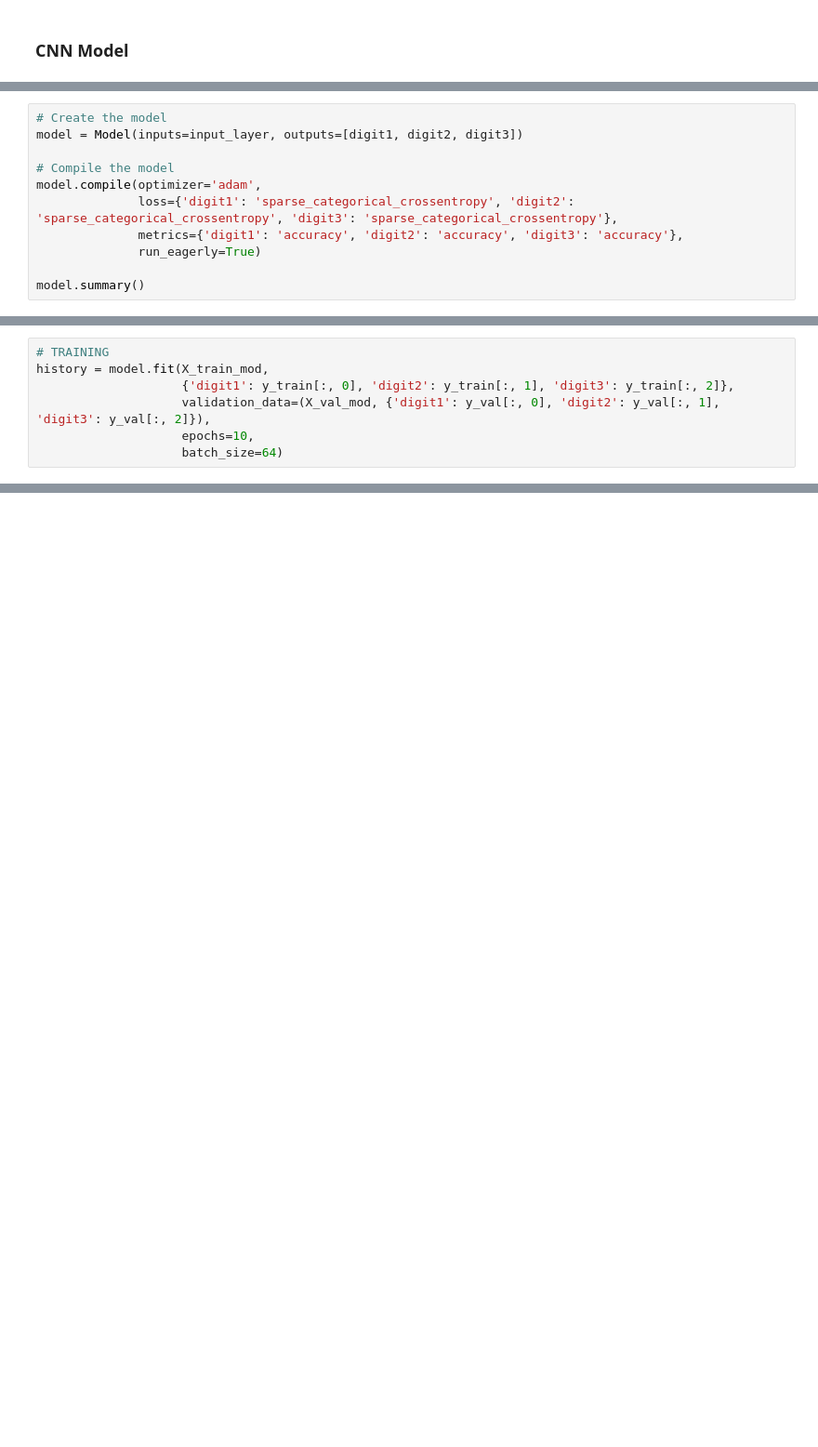
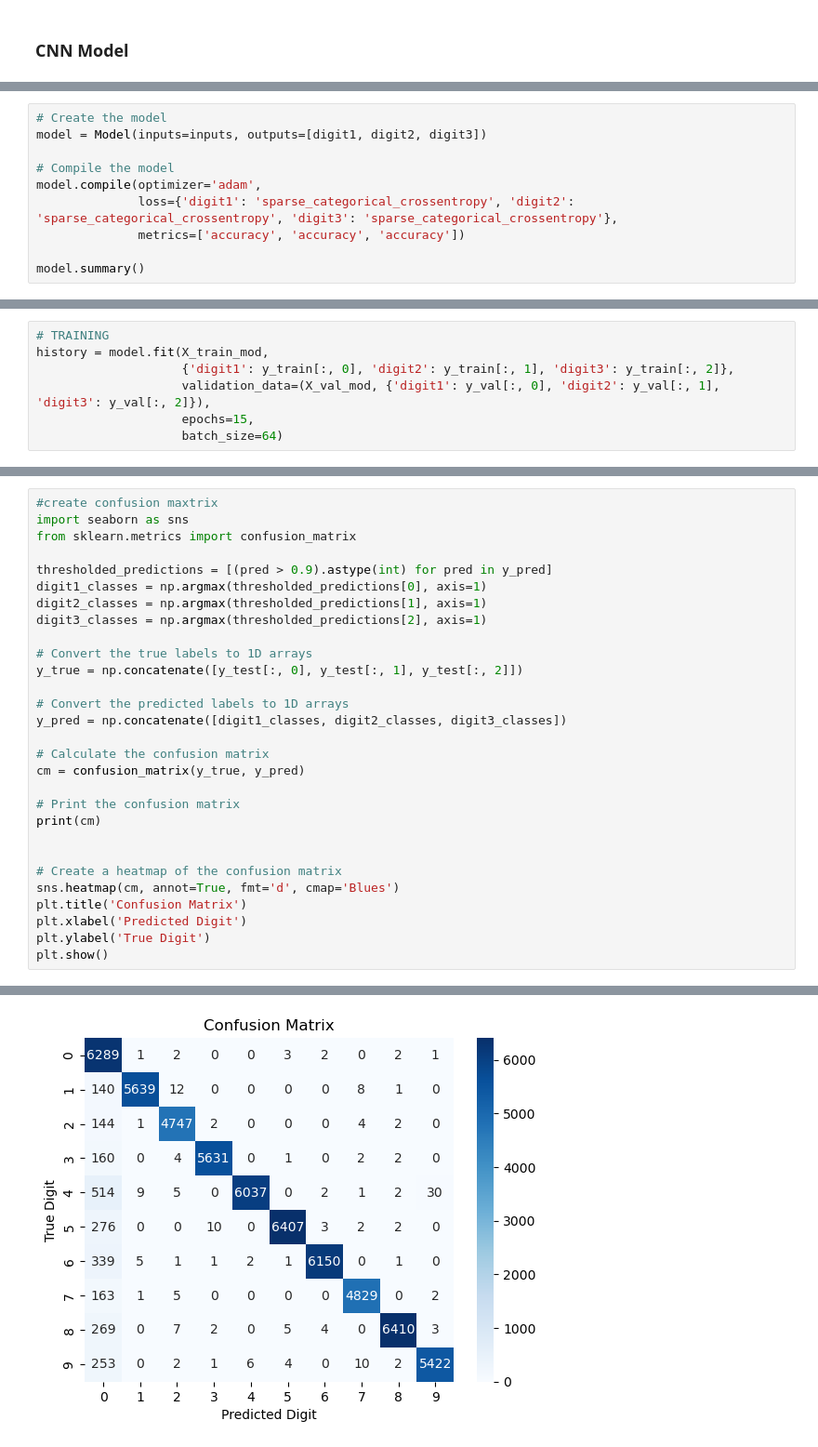
Before and after one commit to engmohamedsalah/AIMaster-MachineLearningDeepLearning, a Jupyter notebook: jack_task2.ipynb, the cells around one changed output, grey strips where cells are left out. Shown: that part at 93% size. Drawn from its saved outputs; the diff is of its cells as text; blank space fills up the shorter version.

```diff
--- a/jack_task2.ipynb
+++ b/jack_task2.ipynb
@@ -114,12 +154,11 @@ digit3 = Dense(10, activation='softmax', name='digit3')(x)
 # %%
 # Create the model
-model = Model(inputs=input_layer, outputs=[digit1, digit2, digit3])
+model = Model(inputs=inputs, outputs=[digit1, digit2, digit3])
 
 # Compile the model
 model.compile(optimizer='adam',
               loss={'digit1': 'sparse_categorical_crossentropy', 'digit2': 'sparse_categorical_crossentropy', 'digit3': 'sparse_categorical_crossentropy'},
-              metrics={'digit1': 'accuracy', 'digit2': 'accuracy', 'digit3': 'accuracy'},
-              run_eagerly=True)
+              metrics=['accuracy', 'accuracy', 'accuracy'])
 
 model.summary()
 # %% [output]
@@ -145,6 +188,6 @@ ________________________________________________________________________________
 history = model.fit(X_train_mod,
                     {'digit1': y_train[:, 0], 'digit2': y_train[:, 1], 'digit3': y_train[:, 2]},
                     validation_data=(X_val_mod, {'digit1': y_val[:, 0], 'digit2': y_val[:, 1], 'digit3': y_val[:, 2]}),
-                    epochs=10,
+                    epochs=15,
                     batch_size=64)
 # %% [output]
@@ -199,0 +228,30 @@ y_pred = model.predict(X_test_mod)
+# %%
+#create confusion maxtrix
+import seaborn as sns
+from sklearn.metrics import confusion_matrix
+
+thresholded_predictions = [(pred > 0.9).astype(int) for pred in y_pred]
+digit1_classes = np.argmax(thresholded_predictions[0], axis=1)
+digit2_classes = np.argmax(thresholded_predictions[1], axis=1)
+digit3_classes = np.argmax(thresholded_predictions[2], axis=1)
+
+# Convert the true labels to 1D arrays
+y_true = np.concatenate([y_test[:, 0], y_test[:, 1], y_test[:, 2]])
+
+# Convert the predicted labels to 1D arrays
+y_pred = np.concatenate([digit1_classes, digit2_classes, digit3_classes])
+
+# Calculate the confusion matrix
+cm = confusion_matrix(y_true, y_pred)
+
+# Print the confusion matrix
+print(cm)
+
+
+# Create a heatmap of the confusion matrix
+sns.heatmap(cm, annot=True, fmt='d', cmap='Blues')
+plt.title('Confusion Matrix')
+plt.xlabel('Predicted Digit')
+plt.ylabel('True Digit')
+plt.show()
+# %% [output]
@@ -199,0 +268 @@ y_pred = model.predict(X_test_mod)
+[figure, added]
```
Also changed, not shown: parts of 14 cells of this notebook, 4 other files.
